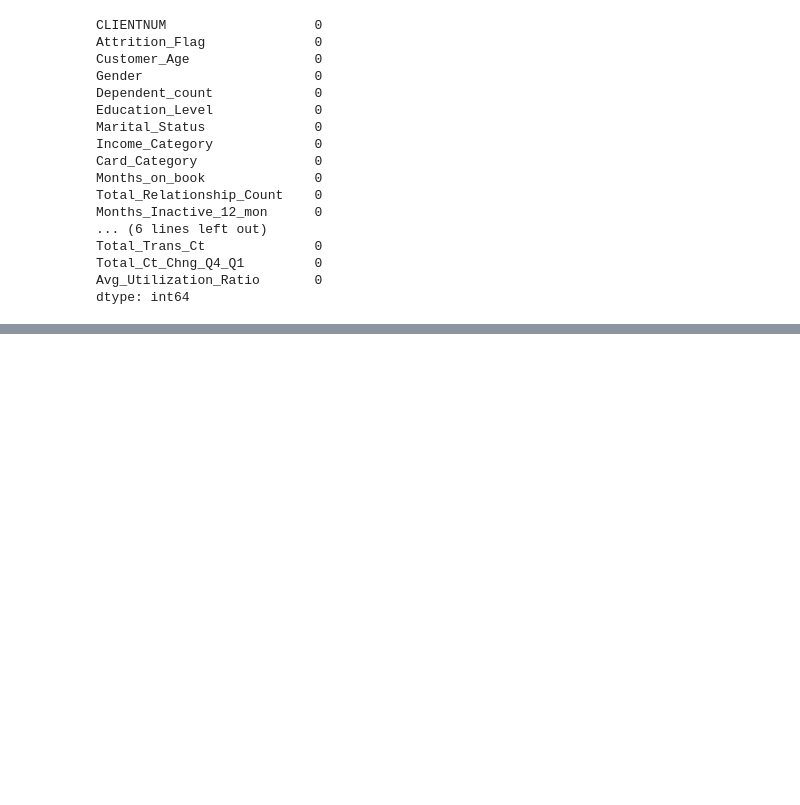
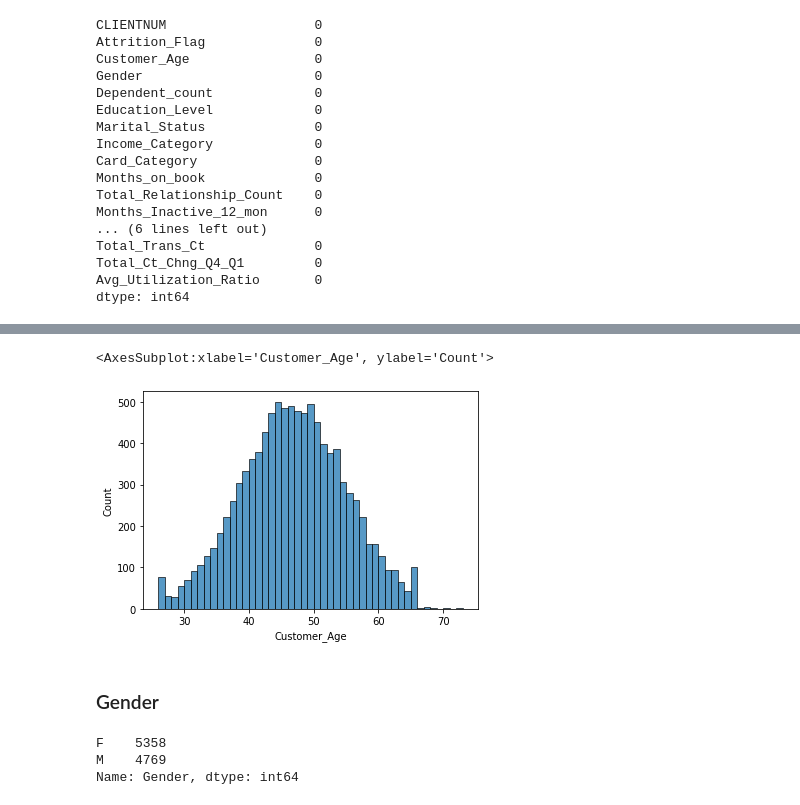
Before and after one commit to EuReinoso/MachineLearning-Tutorial, a Jupyter notebook: Exemplo4/BankChurners.ipynb, the cells around one changed output, grey strips where cells are left out. Drawn from its saved outputs; the diff is of its cells as text; code cells hidden in the pictures; blank space fills up the shorter version.

```diff
--- a/Exemplo4/BankChurners.ipynb
+++ b/Exemplo4/BankChurners.ipynb
@@ -61,0 +110,13 @@ AttributeError: 'DataFrame' object has no attribute 'churr'
+# %%
+sns.histplot(df['Customer_Age'])
+# %% [output]
+<AxesSubplot:xlabel='Customer_Age', ylabel='Count'>
+[figure, added]
+# %% [markdown]
+### Gender
+# %%
+df['Gender'].value_counts()
+# %% [output]
+F    5358
+M    4769
+Name: Gender, dtype: int64
```
Also changed, not shown: parts of 38 cells of this notebook.
